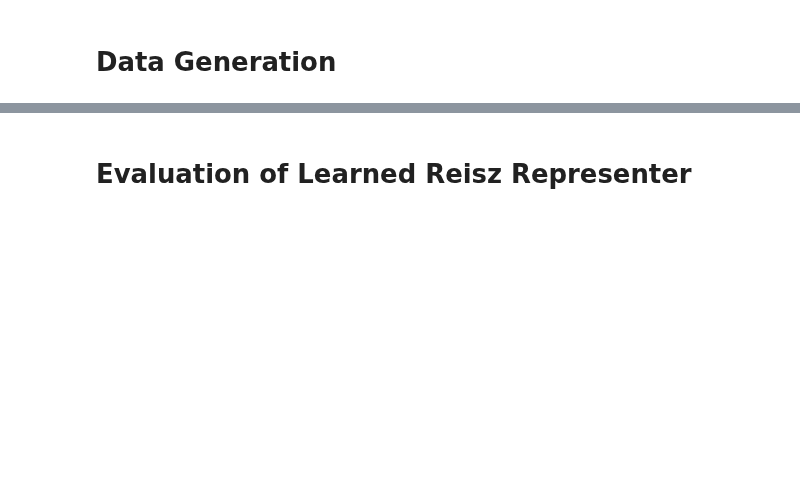
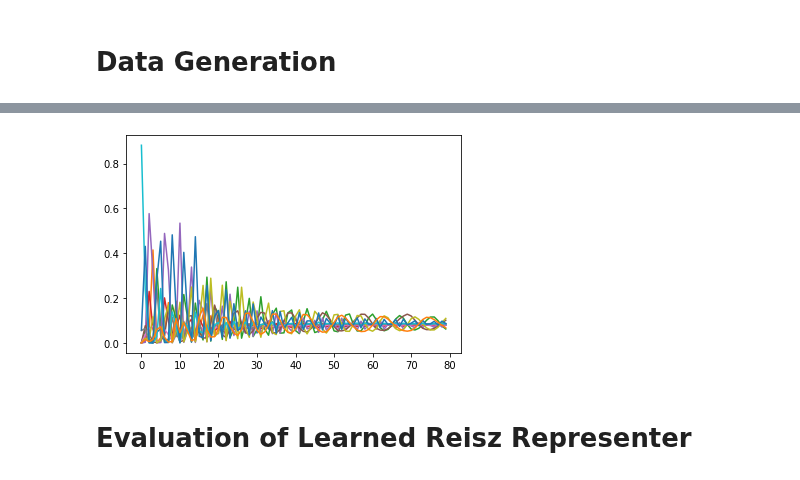
Before and after one commit to syrgkanislab/adversarial_reisz, a Jupyter notebook: LinearAdversarialReisz.ipynb, the cells around one changed output, grey strips where cells are left out. Saved outputs shown, nothing was run; the diff lists cells and outputs as text; code cells hidden in the pictures; blank space fills up the shorter version.

```diff
--- a/LinearAdversarialReisz.ipynb
+++ b/LinearAdversarialReisz.ipynb
@@ -120,3 +129,8 @@ plt.show()
+# %%
+plt.plot(np.exp(np.array(splin.log_w_list)))
+plt.show()
+# %% [output]
+[figure, added]
 # %% [markdown]
 # Evaluation of Learned Reisz Representer
 # %%
```
Also changed, not shown: parts of 13 cells of this notebook, 1 other file.
